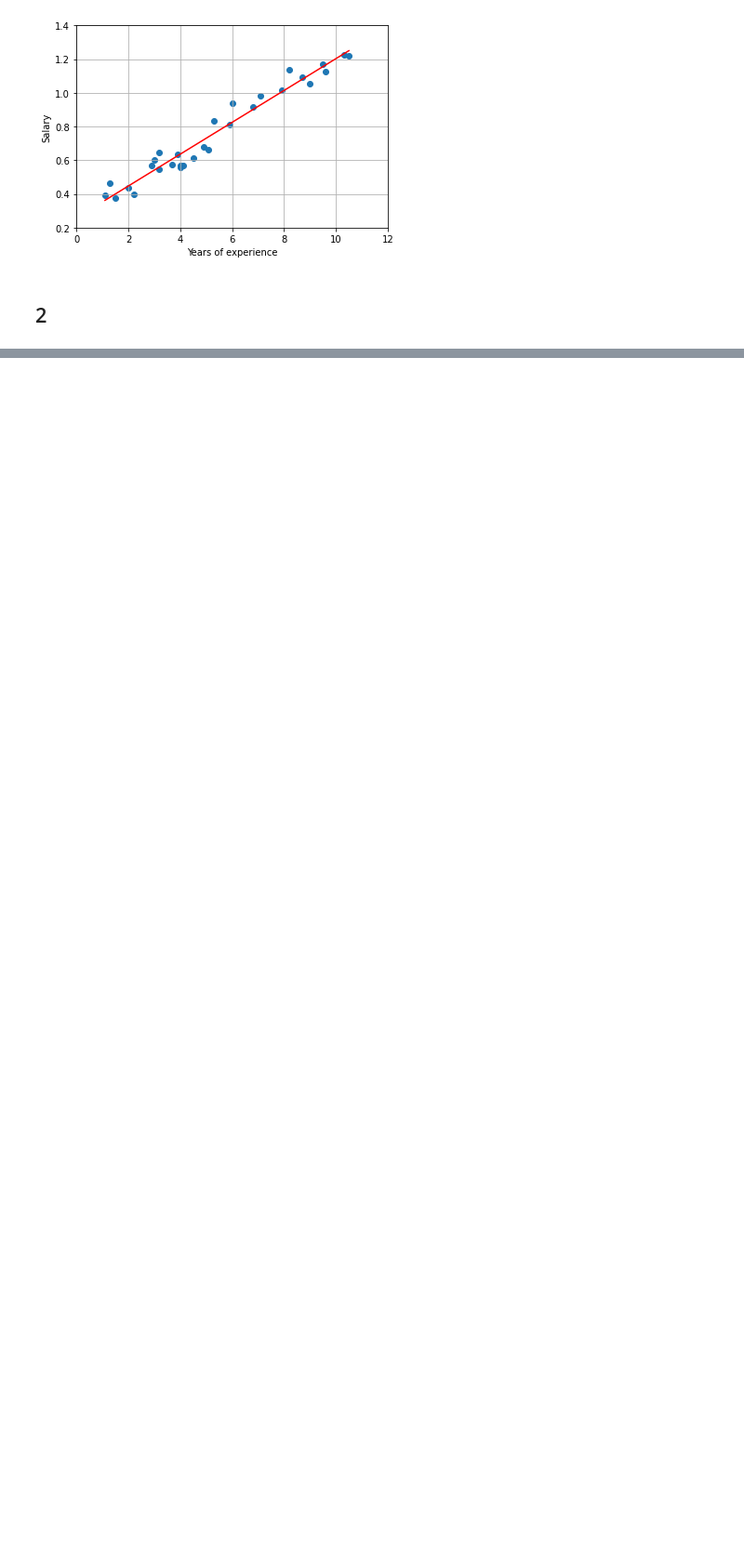
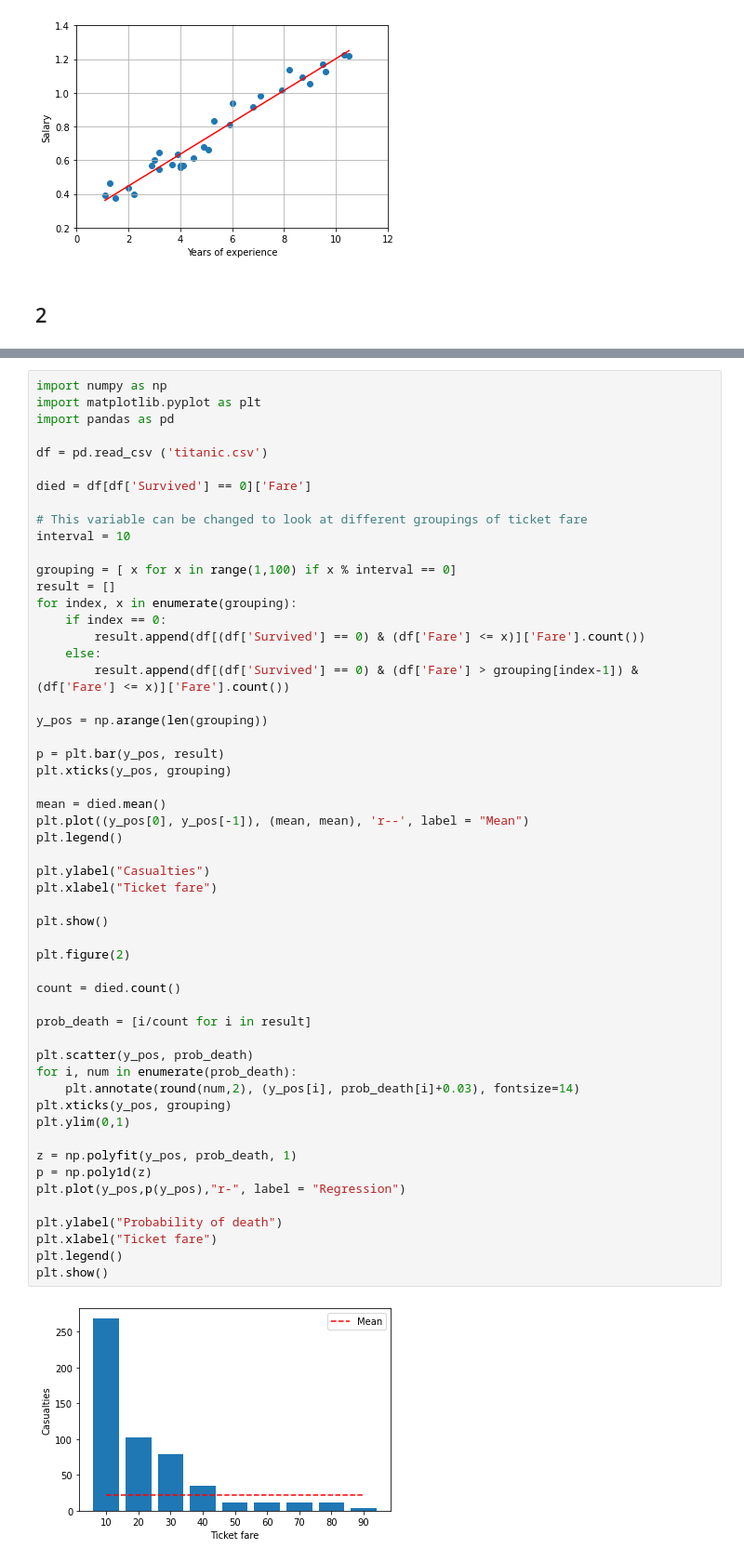
Before and after one commit to eliasdjup/INF161-DataScience-Autumn2020, a Jupyter notebook: Exercise2/Exercise2.ipynb, the cells around one changed output, grey strips where cells are left out. Shown: that part at 93% size. Saved outputs shown, nothing was run; the diff lists cells and outputs as text; blank space fills up the shorter version.

```diff
--- a/Exercise2/Exercise2.ipynb
+++ b/Exercise2/Exercise2.ipynb
@@ -33,0 +74,56 @@ plt.show()
+# %%
+import numpy as np
+import matplotlib.pyplot as plt
+import pandas as pd
+
+df = pd.read_csv ('titanic.csv')
+
+died = df[df['Survived'] == 0]['Fare']
+
+# This variable can be changed to look at different groupings of ticket fare
+interval = 10
+
+grouping = [ x for x in range(1,100) if x % interval == 0]
+result = []
+for index, x in enumerate(grouping):
+    if index == 0:
+        result.append(df[(df['Survived'] == 0) & (df['Fare'] <= x)]['Fare'].count())
+    else:
+        result.append(df[(df['Survived'] == 0) & (df['Fare'] > grouping[index-1]) & (df['Fare'] <= x)]['Fare'].count())
+
+y_pos = np.arange(len(grouping))
+
+p = plt.bar(y_pos, result)
+plt.xticks(y_pos, grouping)
+
+mean = died.mean()
+plt.plot((y_pos[0], y_pos[-1]), (mean, mean), 'r--', label = "Mean")
+plt.legend()
+
+plt.ylabel("Casualties")
+plt.xlabel("Ticket fare")
+
+plt.show()
+
+plt.figure(2)
+
+count = died.count()
+
+prob_death = [i/count for i in result]
+
+plt.scatter(y_pos, prob_death)
+for i, num in enumerate(prob_death):
+    plt.annotate(round(num,2), (y_pos[i], prob_death[i]+0.03), fontsize=14)
+plt.xticks(y_pos, grouping)
+plt.ylim(0,1)
+
+z = np.polyfit(y_pos, prob_death, 1)
+p = np.poly1d(z)
+plt.plot(y_pos,p(y_pos),"r-", label = "Regression")
+
+plt.ylabel("Probability of death")
+plt.xlabel("Ticket fare")
+plt.legend()
+plt.show()
+# %% [output]
+[figure, added]
```
Also changed, not shown: parts of 7 cells of this notebook, 4 other files.
